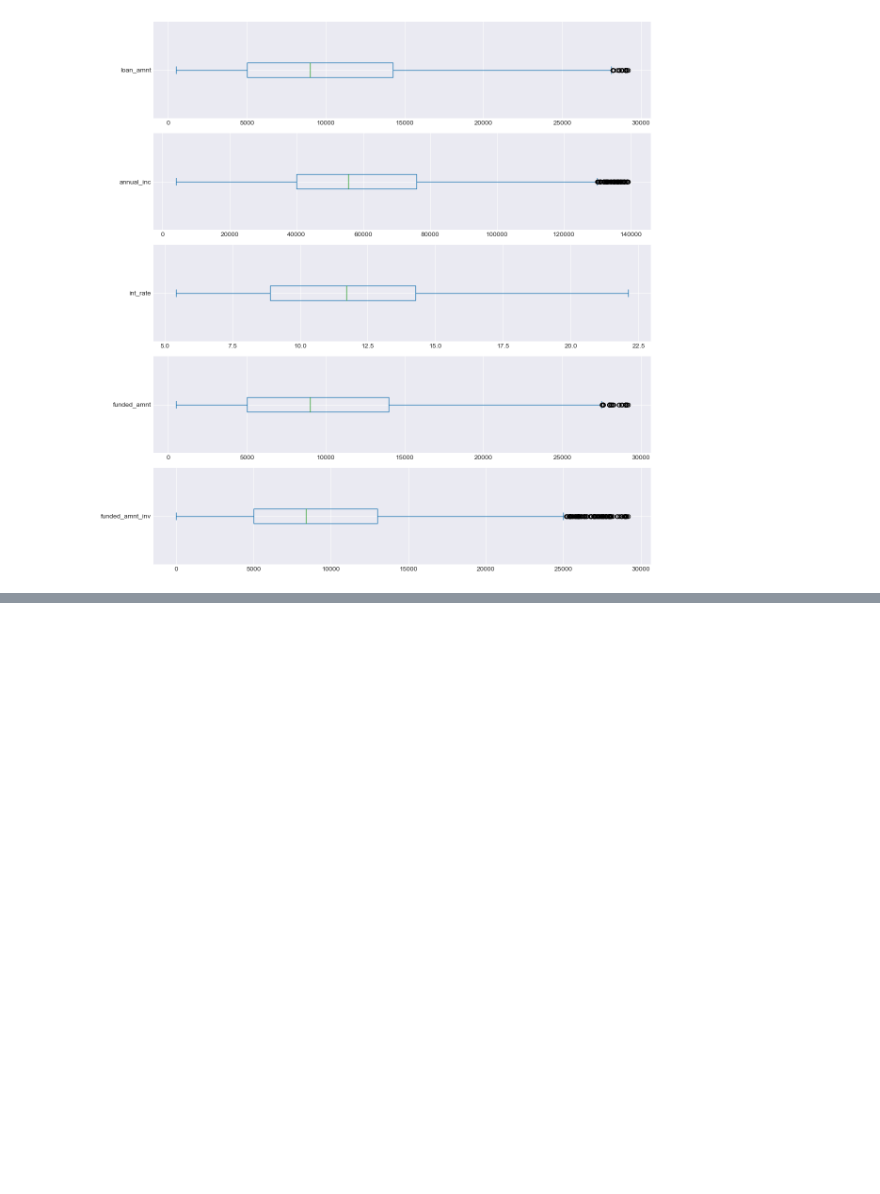
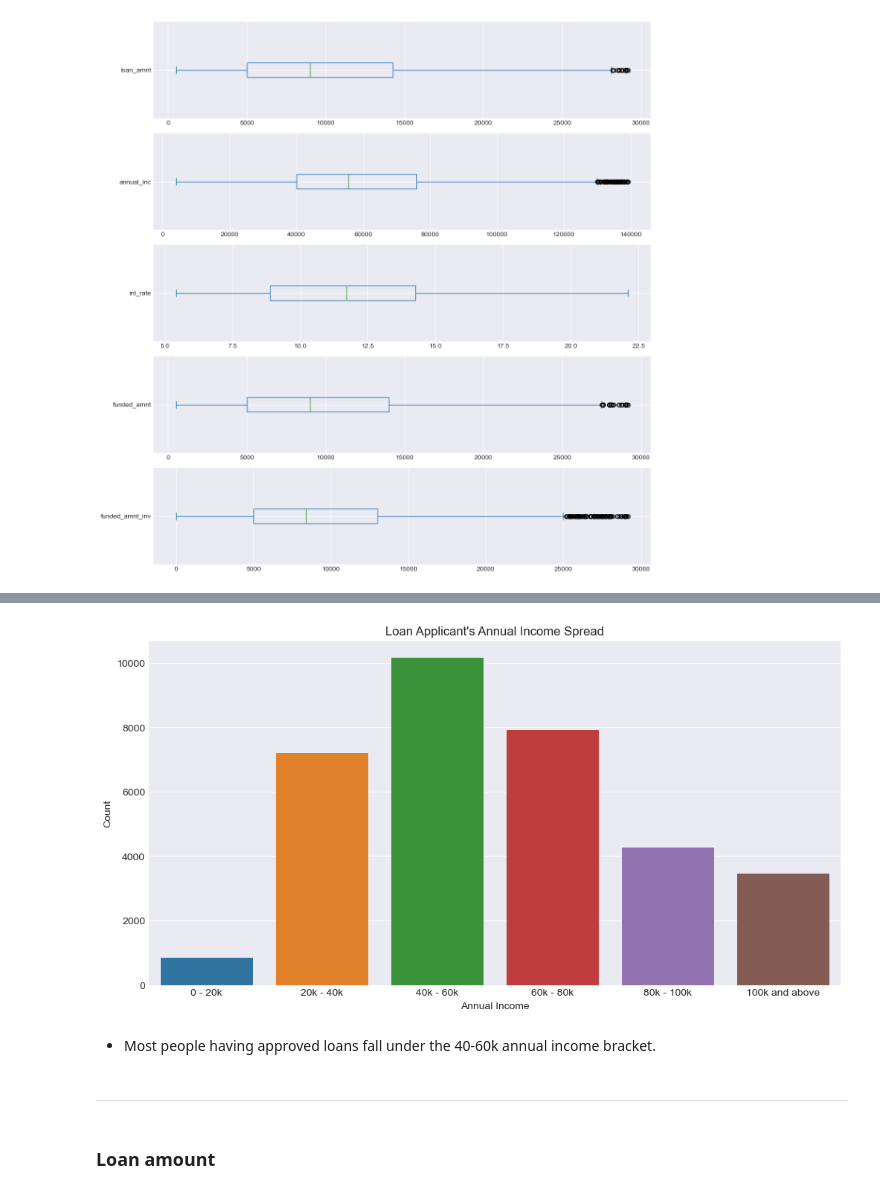
Before and after one commit to cyberpirate92/lending-club-case-study, a Jupyter notebook: Lending Club Case Study.ipynb, the cells around one changed output, grey strips where cells are left out. Cells and saved outputs as stored; diff of their text form; code cells hidden in the pictures; blank space fills up the shorter version.

```diff
--- a/Lending Club Case Study.ipynb
+++ b/Lending Club Case Study.ipynb
@@ -787,0 +561,23 @@ Name: zip_code, Length: 801, dtype: int64
+# %%
+def annual_income_bucketize(value,):
+    if value < 20000:
+        return '0 - 20k'
+    elif value < 40000:
+        return '20k - 40k'
+    elif value < 60000:
+        return '40k - 60k'
+    elif value < 80000:
+        return '60k - 80k'
+    elif value < 100000:
+        return '80k - 100k'
+    else:
+        return '100k and above'
+# %%
+loan_data['annual_inc_bin'] = loan_data.annual_inc.apply(annual_income_bucketize)
+# %%
+bin_labels = ['0 - 20k', '20k - 40k', '40k - 60k', '60k - 80k', '80k - 100k', '100k and above']
+income_bins = loan_data.annual_inc_bin.value_counts().reset_index()
+income_bins['index'] = pd.Categorical(income_bins['index'], bin_labels)
+
+income_bins.sort_values('index', inplace=True)
+income_bins
@@ -787,0 +592,15 @@ Name: zip_code, Length: 801, dtype: int64
+# %%
+fig, ax = plt.subplots(figsize=(12, 6))
+sns.barplot(data=income_bins, x='index', y='annual_inc_bin', ax=ax)
+plt.xlabel('Annual Income')
+plt.ylabel('Count')
+plt.title('Loan Applicant\'s Annual Income Spread')
+plt.show()
+# %% [output]
+[figure, added]
+# %% [markdown]
+- Most people having approved loans fall under the 40-60k annual income bracket.
+# %% [markdown]
+----
+# %% [markdown]
+### Loan amount
```
Also changed, not shown: parts of 86 cells of this notebook.
